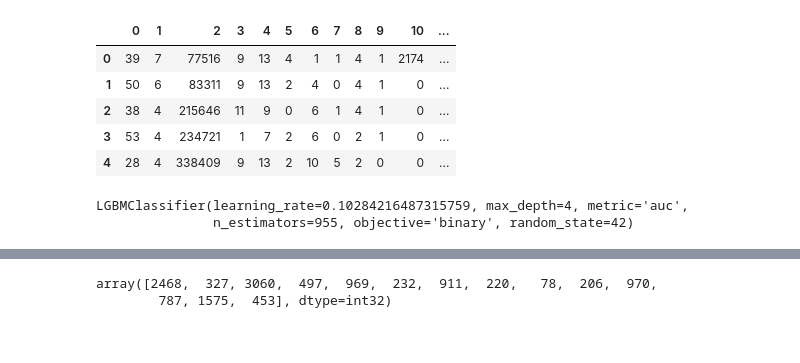
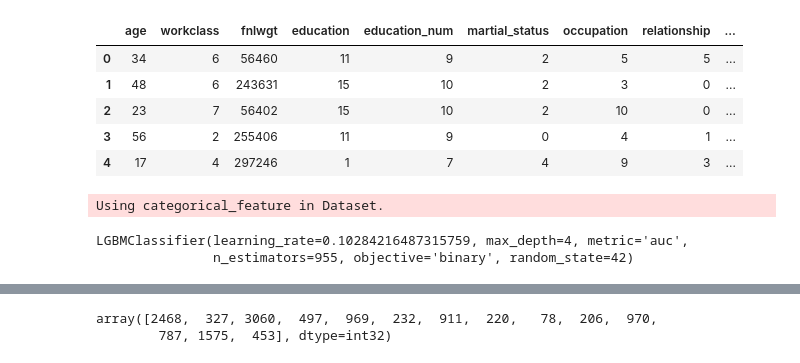
Before and after one commit to Sanchozz/coursework, a Jupyter notebook: experiments/tabnet/boosting_tabnet_compare.ipynb, the cells around one changed output, grey strips where cells are left out. Saved outputs shown, nothing was run; the diff lists cells and outputs as text; code cells hidden in the pictures.

```diff
--- a/experiments/tabnet/boosting_tabnet_compare.ipynb
+++ b/experiments/tabnet/boosting_tabnet_compare.ipynb
@@ -47 +65,4 @@ tabnet_tuned["n_d"] = tabnet_tuned["n_a"]
+# %%
+column_names = ["age", "workclass", "fnlwgt", "education", "education_num", "martial_status", "occupation", "relationship",
+               "race", "sex", "capital_gain", "capital_loss", "hours_per_week", "native_country", "TARGET"]
 # %%
@@ -48,0 +70,4 @@ data = pd.read_csv("data/census_income/train.csv")
+# %%
+train = pd.read_csv("data/census_income/train.csv", names=column_names, header=0)
+valid = pd.read_csv("data/census_income/val.csv", names=column_names, header=0)
+test = pd.read_csv("data/census_income/test.csv", names=column_names, header=0)
@@ -49,11 +91,11 @@ data = pd.read_csv("data/census_income/train.csv")
 # %%
-data.head()
+train.head()
 # %% [output]
-|  | 0 | 1 | 2 | 3 | 4 | 5 | 6 | 7 | 8 | 9 | 10 | ... |
-| 0 | 39 | 7 | 77516 | 9 | 13 | 4 | 1 | 1 | 4 | 1 | 2174 | ... |
-| 1 | 50 | 6 | 83311 | 9 | 13 | 2 | 4 | 0 | 4 | 1 | 0 | ... |
-| 2 | 38 | 4 | 215646 | 11 | 9 | 0 | 6 | 1 | 4 | 1 | 0 | ... |
-| 3 | 53 | 4 | 234721 | 1 | 7 | 2 | 6 | 0 | 2 | 1 | 0 | ... |
-| 4 | 28 | 4 | 338409 | 9 | 13 | 2 | 10 | 5 | 2 | 0 | 0 | ... |
+|  | age | workclass | fnlwgt | education | education_num | martial_status | occupation | relationship | ... |
+| 0 | 34 | 6 | 56460 | 11 | 9 | 2 | 5 | 5 | ... |
+| 1 | 48 | 6 | 243631 | 15 | 10 | 2 | 3 | 0 | ... |
+| 2 | 23 | 7 | 56402 | 15 | 10 | 2 | 10 | 0 | ... |
+| 3 | 56 | 2 | 255406 | 11 | 9 | 0 | 4 | 1 | ... |
+| 4 | 17 | 4 | 297246 | 1 | 7 | 4 | 9 | 3 | ... |
 # %%
 categorical_idx = [1, 3, 5, 6, 7 ,8 , 9, 13]
@@ -66,9 +116,10 @@ train_X, test_X, train_y, test_y = train_test_split(X, y, test_size=0.2, shuffle
 # %%
 model_lgbm = LGBMClassifier(**{**lgbm_tuned, **LIGHTGBM_PARAMS})
-model_lgbm.fit(train_X, train_y, verbose=1, categorical_feature=categorical)
+model_lgbm.fit(train_X, train_y, verbose=1, categorical_feature=categorical_idx)
 # %% [output]
-LGBMClassifier(learning_rate=0.10284216487315759, max_depth=4, metric='auc',
-               n_estimators=955, objective='binary', random_state=42)
+Using categorical_feature in Dataset.
+LGBMClassifier(learning_rate=0.10284216487315759, max_depth=4, metric='auc',
+               n_estimators=955, objective='binary', random_state=42)
 # %%
 model_xgb = XGBClassifier(**{**xgb_tuned, **XGBOOST_PARAMS})
 model_xgb.fit(train_X, train_y, verbose=1)
```
Also changed, not shown: parts of 35 cells of this notebook, 7 other files.
